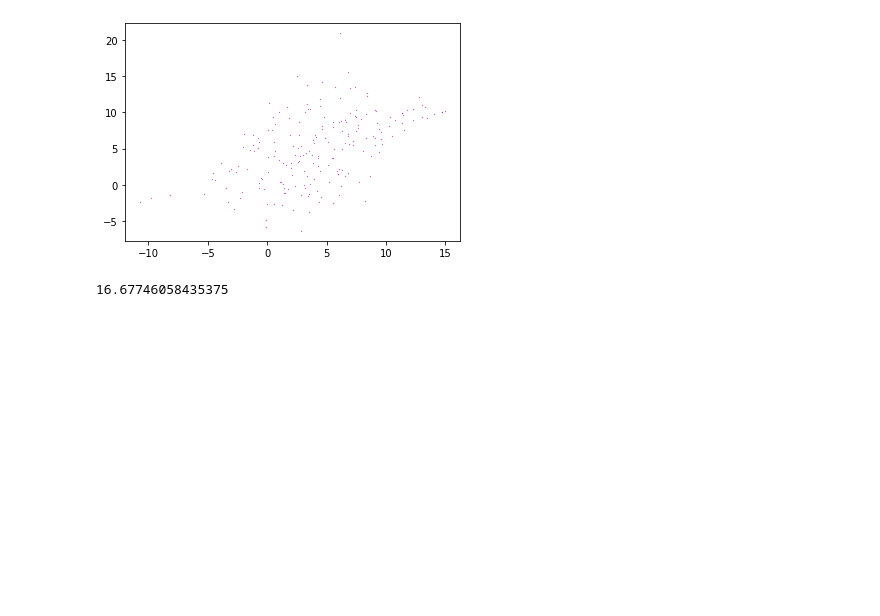
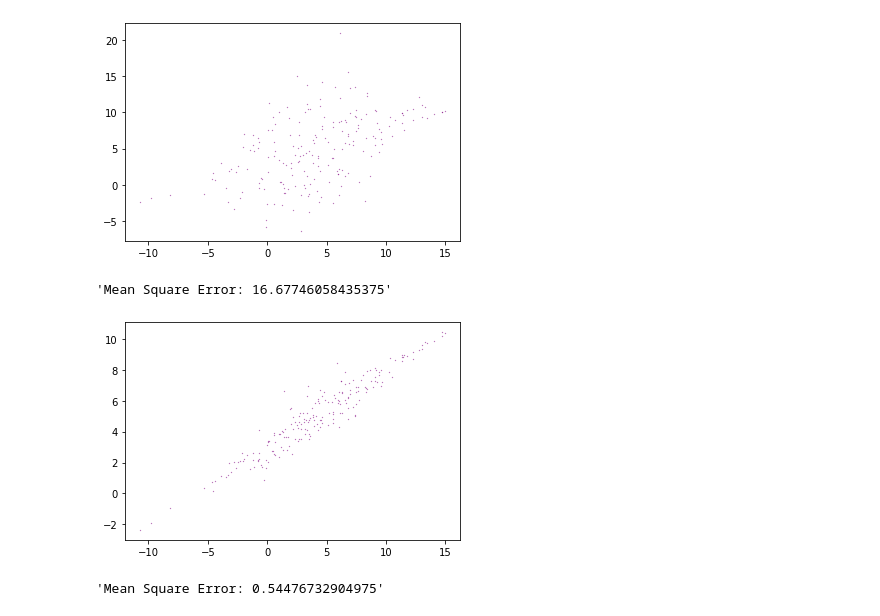
Before and after one commit to ideyedi/hy-AI-Introduction, a Jupyter notebook: Statistic/assignments/hy_stat_report.ipynb, the cells around one changed output. Drawn from its saved outputs; the diff is of its cells as text; code cells hidden in the pictures; blank space fills up the shorter version.

```diff
--- a/Statistic/assignments/hy_stat_report.ipynb
+++ b/Statistic/assignments/hy_stat_report.ipynb
@@ -100,7 +100,7 @@ X = np.random.normal(mean, sigma, sample)
 # %%
 a, b = 0.5, 3
 nz_mean, nz_sig_1, nz_sig_2 = 0, 1, 5
-#Nz1 = np.random.normal(nz_mean, nz_sig_1, sample)
+Nz1 = np.random.normal(nz_mean, nz_sig_1, sample)
 Nz2 = np.random.normal(nz_mean, nz_sig_2, sample)
 Y1 = a * X + b
 # %%
@@ -117,6 +117,18 @@ plt.show()
 [figure]
 # %%
 mse = (np.square(Y1 - Y2)).mean(axis=None)
-f'Mean Square'mse
+f'Mean Square Error: {mse}'
 # %% [output]
-16.67746058435375
+'Mean Square Error: 16.67746058435375'
+# %%
+Y2 = a*X + b + Nz1 * np.exp(-(X-4)**2/50)
+# %%
+plt.scatter(X, Y2, c = 'purple', s = 0.05)
+plt.show()
+# %% [output]
+[figure, added]
+# %%
+mse = (np.square(Y1 - Y2)).mean(axis=None)
+f'Mean Square Error: {mse}'
+# %% [output]
+'Mean Square Error: 0.54476732904975'
```
